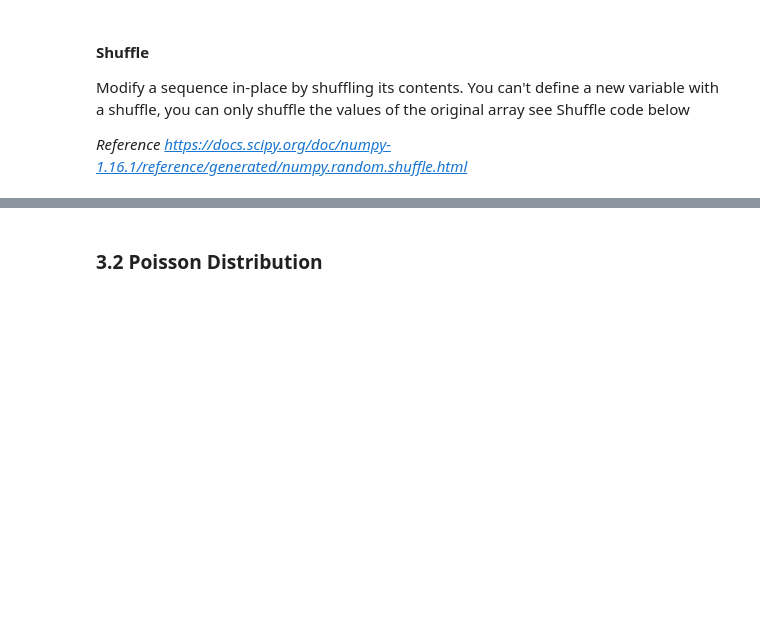
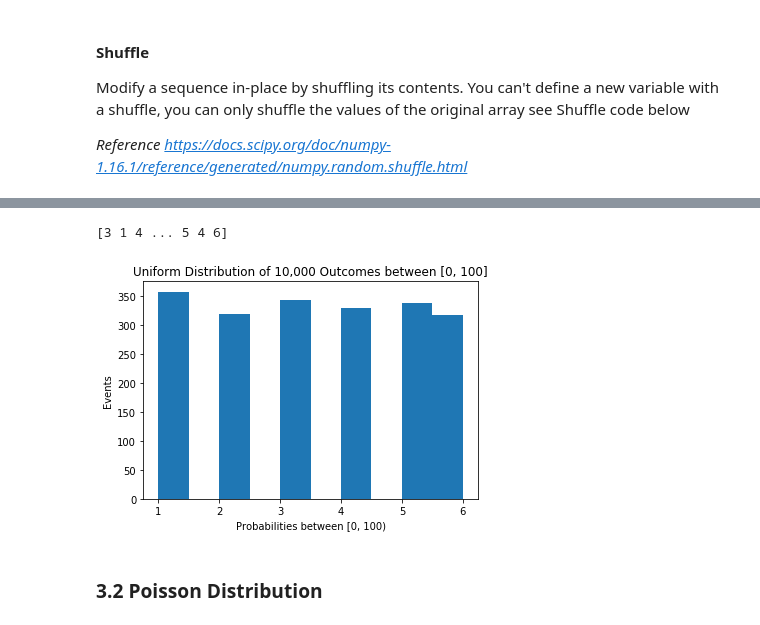
Before and after one commit to moranneil/Programming-For-Data-Analysis-Assignment-2019, a Jupyter notebook: NumpyRandom.ipynb, the cells around one changed output, grey strips where cells are left out. Cells and saved outputs as stored; diff of their text form; code cells hidden in the pictures; blank space fills up the shorter version.

```diff
--- a/NumpyRandom.ipynb
+++ b/NumpyRandom.ipynb
@@ -419,3 +460,15 @@ plt.show()
+# %%
+dice = np.random.randint(1, 7, 2000)
+print(dice)
+%matplotlib inline
+plt.hist(dice)
+plt.title("Uniform Distribution of 10,000 Outcomes between [0, 100]")
+plt.xlabel("Probabilities between [0, 100)")
+plt.ylabel("Events")
+plt.show()
+# %% [output]
+[3 1 4 ... 5 4 6]
+[figure, added]
 # %% [markdown]
 ### 3.2 Poisson Distribution
 # %%
```
Also changed, not shown: parts of 20 cells of this notebook, 1 other file.
